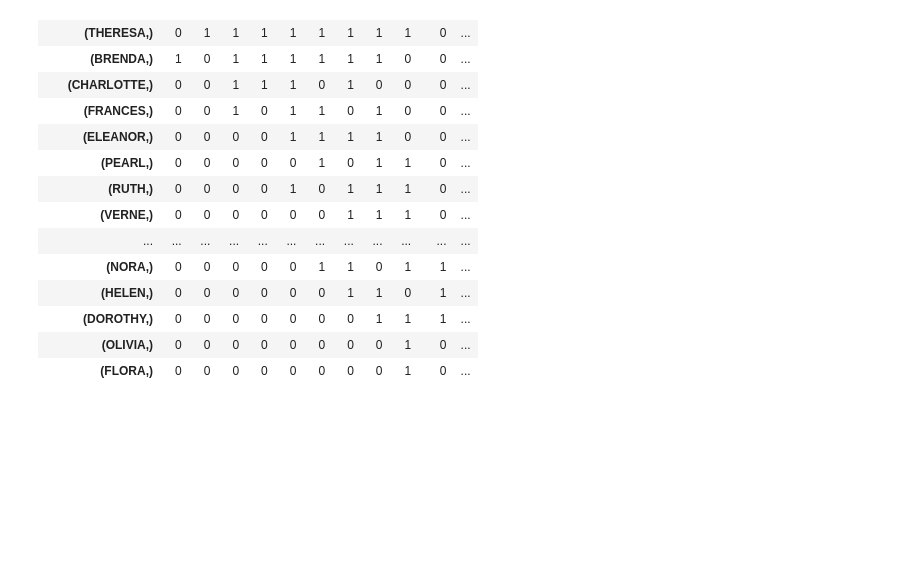
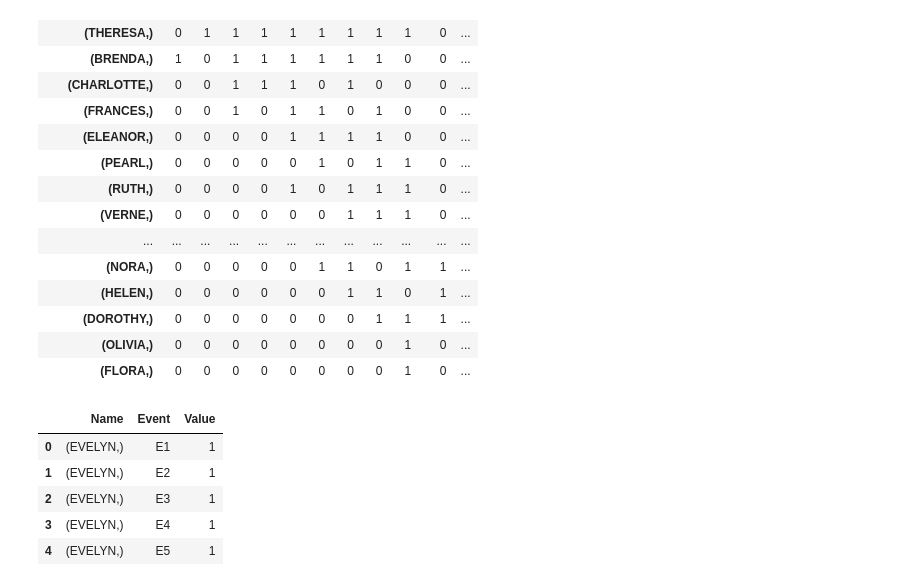
Before and after one commit to Galanopoulog/DATA620-Assignment-4, a Jupyter notebook: Newest Week 3 - Assignment 4.ipynb, the cells around one changed output. Drawn from its saved outputs; the diff is of its cells as text; code cells hidden in the pictures; blank space fills up the shorter version.

```diff
--- a/Newest Week 3 - Assignment 4.ipynb
+++ b/Newest Week 3 - Assignment 4.ipynb
@@ -43,5 +44,15 @@ data
 | (DOROTHY,) | 0 | 0 | 0 | 0 | 0 | 0 | 0 | 1 | 1 | 1 | ... |
 | (OLIVIA,) | 0 | 0 | 0 | 0 | 0 | 0 | 0 | 0 | 1 | 0 | ... |
 | (FLORA,) | 0 | 0 | 0 | 0 | 0 | 0 | 0 | 0 | 1 | 0 | ... |
-# %% [markdown]
-#
+# %%
+df = data.stack().reset_index()
+df.columns = ['Name','Event','Value']
+df = df[df.Value != 0]
+df.head()
+# %% [output]
+|  | Name | Event | Value |
+| 0 | (EVELYN,) | E1 | 1 |
+| 1 | (EVELYN,) | E2 | 1 |
+| 2 | (EVELYN,) | E3 | 1 |
+| 3 | (EVELYN,) | E4 | 1 |
+| 4 | (EVELYN,) | E5 | 1 |
```
Also changed, not shown: parts of 4 cells of this notebook.
